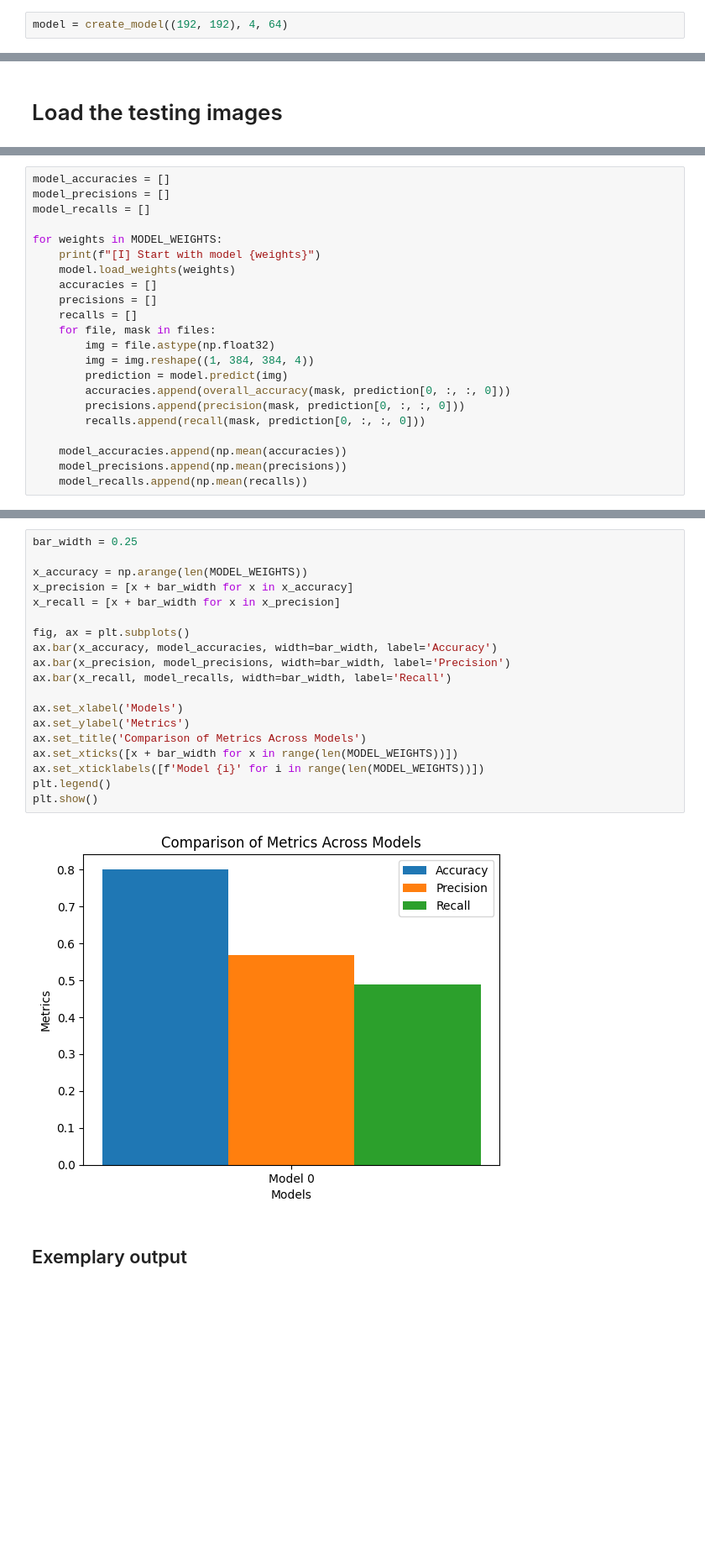
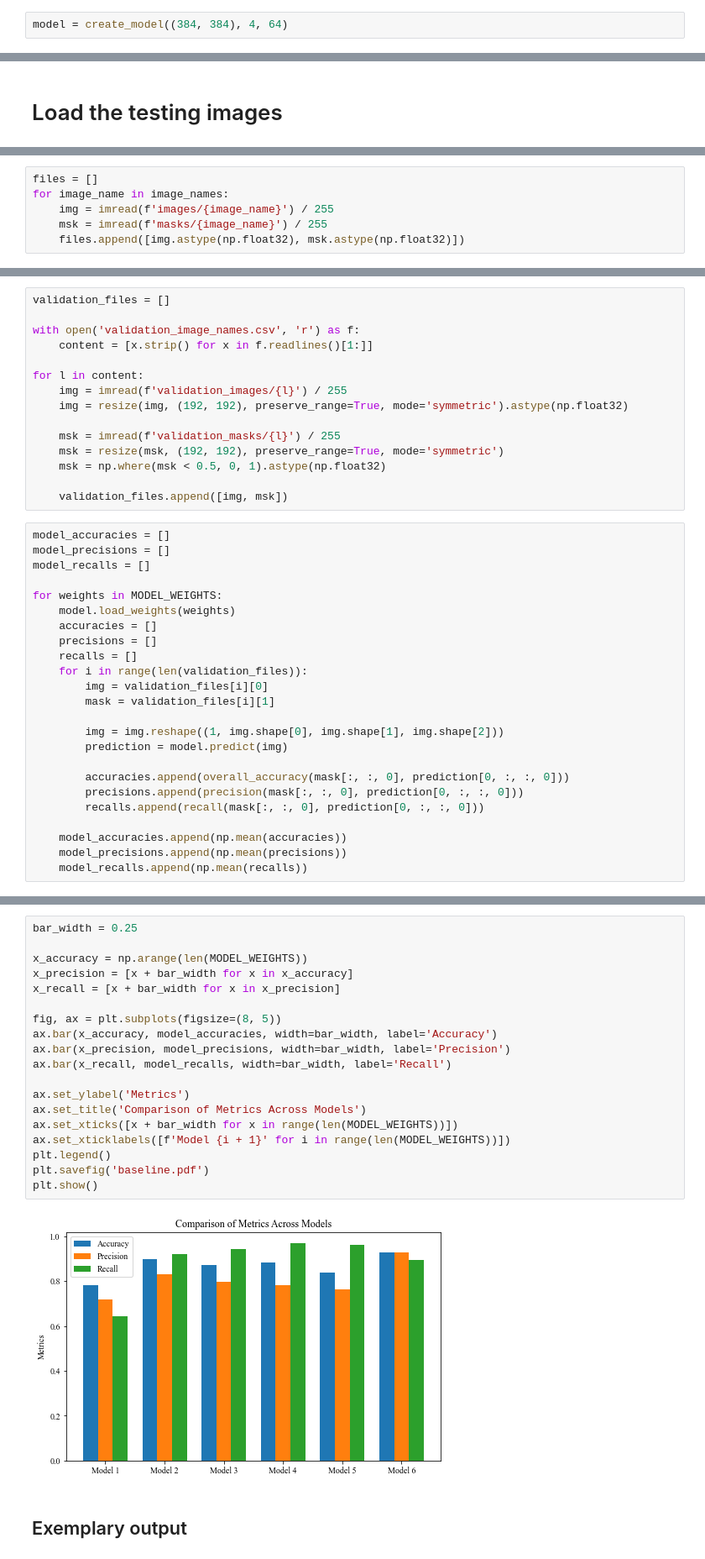
Before and after one commit to langekevin/mlspace_robustness, a Jupyter notebook: fault_injection.ipynb, the cells around one changed output, grey strips where cells are left out. Shown at 84% size. Cells and saved outputs as stored; diff of their text form; blank space fills up the shorter version.

```diff
--- a/fault_injection.ipynb
+++ b/fault_injection.ipynb
@@ -24,4 +25,4 @@ for gpu in gpus:
 # %% [markdown]
 # Load model and weights
 # %%
-model = create_model((192, 192), 4, 64)
+model = create_model((384, 384), 4, 64)
@@ -56 +43,7 @@ for file in tqdm(content, desc="Loading Images", unit="file"):
+# %%
+files = []
+for image_name in image_names:
+    img = imread(f'images/{image_name}') / 255
+    msk = imread(f'masks/{image_name}') / 255
+    files.append([img.astype(np.float32), msk.astype(np.float32)])
 # %%
@@ -75,21 +75,38 @@ plt.show()
+# %%
+validation_files = []
+
+with open('validation_image_names.csv', 'r') as f:
+    content = [x.strip() for x in f.readlines()[1:]]
+
+for l in content:
+    img = imread(f'validation_images/{l}') / 255
+    img = resize(img, (192, 192), preserve_range=True, mode='symmetric').astype(np.float32)
+
+    msk = imread(f'validation_masks/{l}') / 255
+    msk = resize(msk, (192, 192), preserve_range=True, mode='symmetric')
+    msk = np.where(msk < 0.5, 0, 1).astype(np.float32)
+
+    validation_files.append([img, msk])
 # %%
 model_accuracies = []
 model_precisions = []
 model_recalls = []
 
 for weights in MODEL_WEIGHTS:
-    print(f"[I] Start with model {weights}")
     model.load_weights(weights)
     accuracies = []
     precisions = []
     recalls = []
-    for file, mask in files:
-        img = file.astype(np.float32)
-        img = img.reshape((1, 384, 384, 4))
+    for i in range(len(validation_files)):
+        img = validation_files[i][0]
+        mask = validation_files[i][1]
+
+        img = img.reshape((1, img.shape[0], img.shape[1], img.shape[2]))
         prediction = model.predict(img)
-        accuracies.append(overall_accuracy(mask, prediction[0, :, :, 0]))
-        precisions.append(precision(mask, prediction[0, :, :, 0]))
-        recalls.append(recall(mask, prediction[0, :, :, 0]))
+
+        accuracies.append(overall_accuracy(mask[:, :, 0], prediction[0, :, :, 0]))
+        precisions.append(precision(mask[:, :, 0], prediction[0, :, :, 0]))
+        recalls.append(recall(mask[:, :, 0], prediction[0, :, :, 0]))
 
     model_accuracies.append(np.mean(accuracies))
     model_precisions.append(np.mean(precisions))
@@ -100,24 +114,24 @@ for weights in MODEL_WEIGHTS:
 # %%
 bar_width = 0.25
 
 x_accuracy = np.arange(len(MODEL_WEIGHTS))
 x_precision = [x + bar_width for x in x_accuracy]
 x_recall = [x + bar_width for x in x_precision]
 
-fig, ax = plt.subplots()
+fig, ax = plt.subplots(figsize=(8, 5))
 ax.bar(x_accuracy, model_accuracies, width=bar_width, label='Accuracy')
 ax.bar(x_precision, model_precisions, width=bar_width, label='Precision')
 ax.bar(x_recall, model_recalls, width=bar_width, label='Recall')
 
-ax.set_xlabel('Models')
 ax.set_ylabel('Metrics')
 ax.set_title('Comparison of Metrics Across Models')
 ax.set_xticks([x + bar_width for x in range(len(MODEL_WEIGHTS))])
-ax.set_xticklabels([f'Model {i}' for i in range(len(MODEL_WEIGHTS))])
+ax.set_xticklabels([f'Model {i + 1}' for i in range(len(MODEL_WEIGHTS))])
 plt.legend()
+plt.savefig('baseline.pdf')
 plt.show()
 # %% [output]
-[figure, old version]
+[figure, new version]
 # %% [markdown]
 ## Exemplary output
 # %%
```
Also changed, not shown: parts of 42 cells of this notebook.
